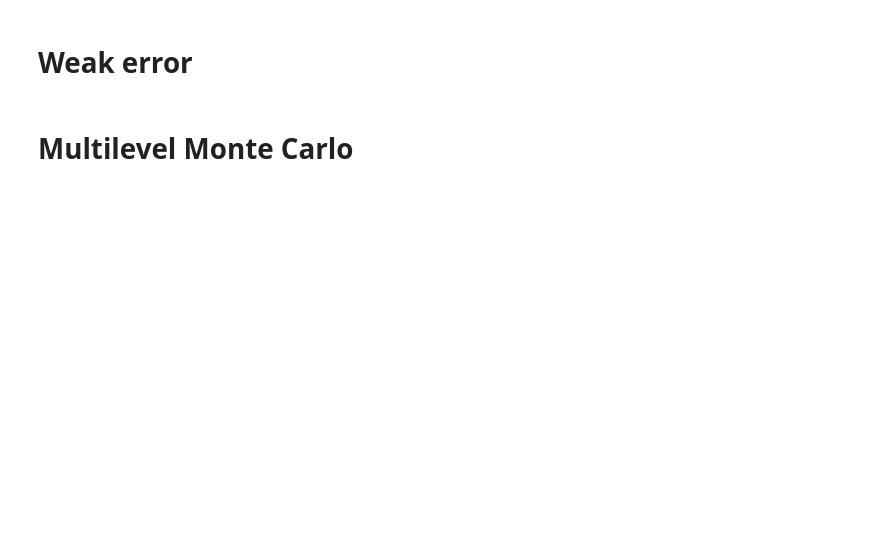
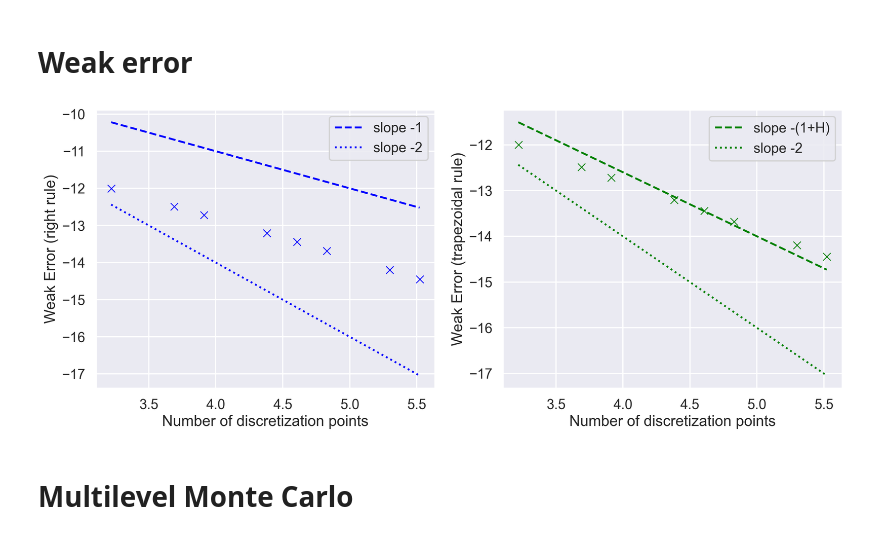
Before and after one commit to fbourgey/rough-bergomi, a Jupyter notebook: vix_mlmc.ipynb, the cells around one changed output. Cells and saved outputs as stored; diff of their text form; code cells hidden in the pictures; blank space fills up the shorter version.

```diff
--- a/vix_mlmc.ipynb
+++ b/vix_mlmc.ipynb
@@ -101,2 +181,67 @@ $$
+# %%
+call_atm_right = np.zeros(len(tab_n_disc))
+call_atm_trap = np.zeros_like(call_atm_right)
+
+for i in range(len(tab_n_disc)):
+    call_atm_right[i] = np.maximum(
+        vix2_right[i, :] ** 0.5 - np.mean(vix2_right[i, :] ** 0.5), 0.0
+    ).mean()
+    call_atm_trap[i] = np.maximum(
+        vix2_trap[i, :] ** 0.5 - np.mean(vix2_trap[i, :] ** 0.5), 0.0
+    ).mean()
+# %%
+weak_error_right = np.abs(call_atm_right_ref - call_atm_right)
+weak_error_trap = np.abs(call_atm_trap_ref - call_atm_trap)
+# %%
+fig, ax = plt.subplots(1, 2, figsize=(2 * 8, 6))
+ax[0].plot(
+    np.log(tab_n_disc),
+    np.log(weak_error_right),
+    "x",
+    color=COLORS[0],
+)
+ax[0].plot(
+    np.log(tab_n_disc),
+    -np.log(tab_n_disc) - 7,
+    "--",
+    color=COLORS[0],
+    label="slope -1",
+)
+ax[0].plot(
+    np.log(tab_n_disc),
+    -2 * np.log(tab_n_disc) - 6,
+    ":",
+    color=COLORS[0],
+    label="slope -2",
+)
+ax[0].legend()
+ax[0].set_xlabel("Number of discretization points")
+ax[0].set_ylabel("Weak Error (right rule)")
+ax[1].plot(
+    np.log(tab_n_disc),
+    np.log(weak_error_trap),
+    "x",
+    color=COLORS[1],
+)
+ax[1].plot(
+    np.log(tab_n_disc),
+    -(1 + rbergomi.H) * np.log(tab_n_disc) - 7,
+    "--",
+    color=COLORS[1],
+    label="slope -(1+H)",
+)
+ax[1].plot(
+    np.log(tab_n_disc),
+    -2 * np.log(tab_n_disc) - 6,
+    ":",
+    color=COLORS[1],
+    label="slope -2",
+)
+ax[1].legend()
+ax[1].set_xlabel("Number of discretization points")
+ax[1].set_ylabel("Weak Error (trapezoidal rule)")
+plt.show()
+# %% [output]
+[figure, added]
 # %% [markdown]
 # Multilevel Monte Carlo
```
Also changed, not shown: parts of 13 cells of this notebook, 1 other file.
